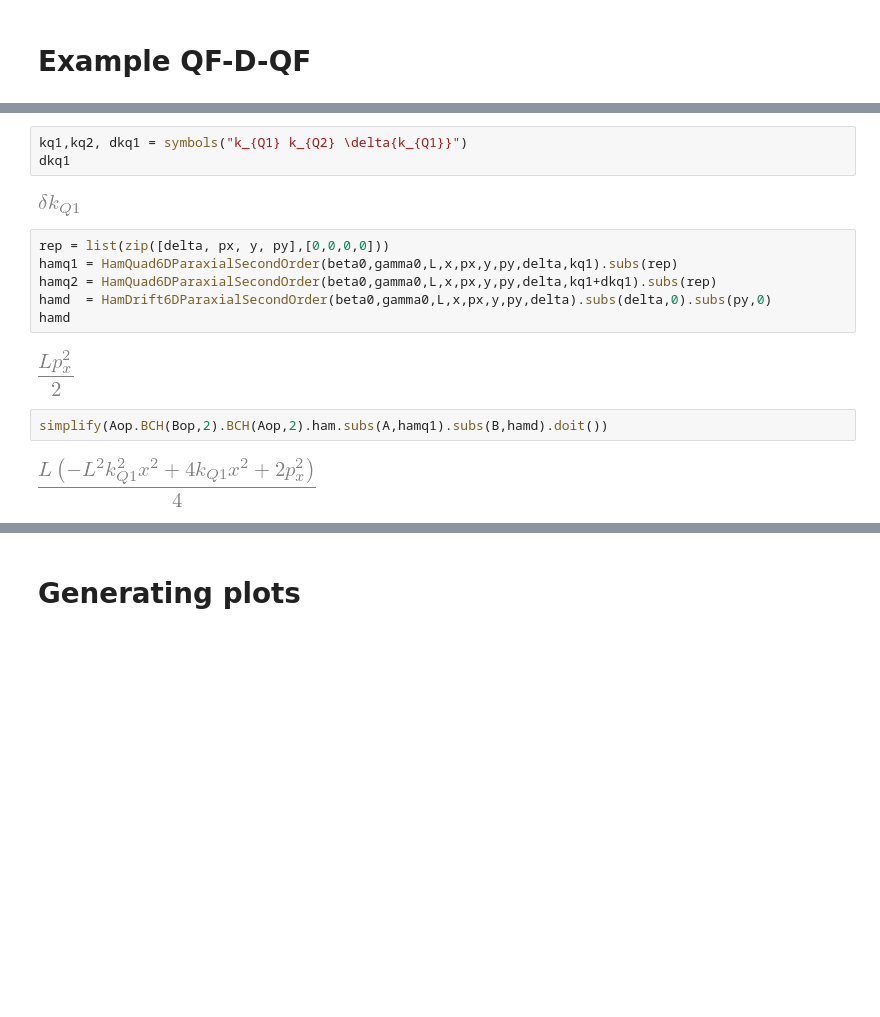
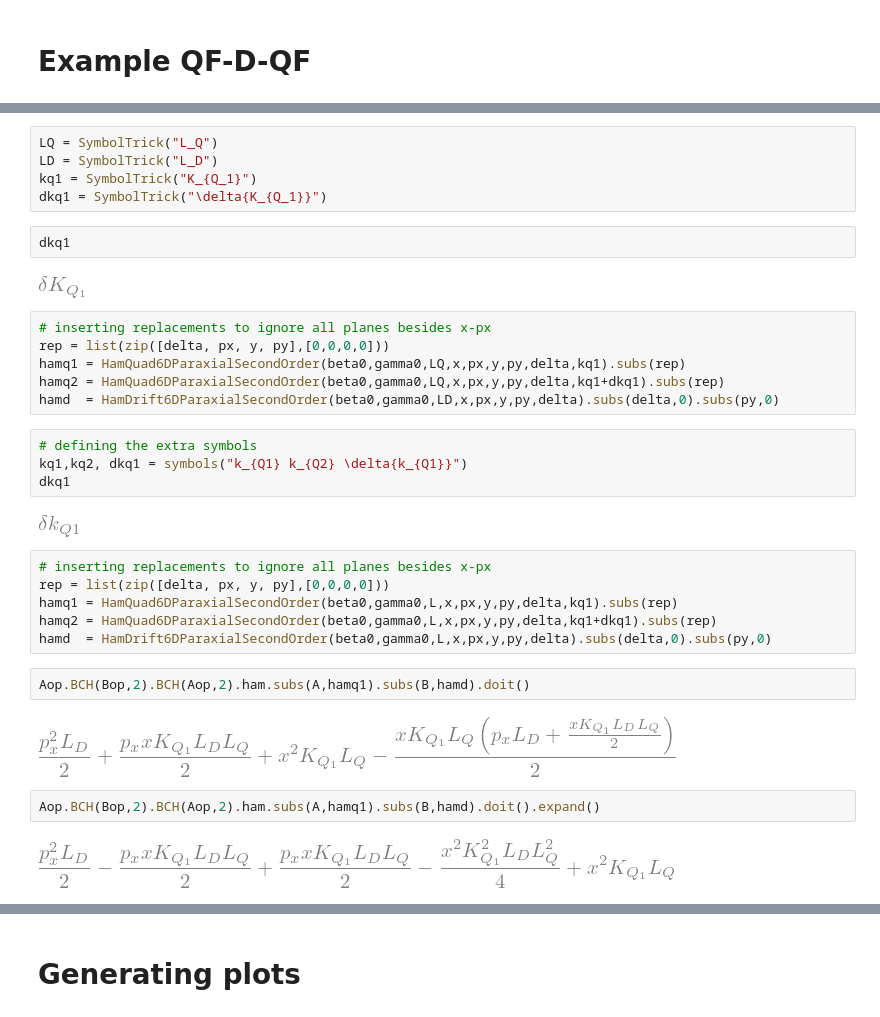
Before and after one commit to tomerten/acchamiltoniansandmatrices, a Jupyter notebook: acchamiltoniansandmatrices/Examples/Notebooks/SymbolicCalculations.ipynb, the cells around one changed output, grey strips where cells are left out. Cells and saved outputs as stored; diff of their text form; blank space fills up the shorter version.

Commit message:
updated symbolic notebook

```diff
--- a/acchamiltoniansandmatrices/Examples/Notebooks/SymbolicCalculations.ipynb
+++ b/acchamiltoniansandmatrices/Examples/Notebooks/SymbolicCalculations.ipynb
@@ -193,17 +213,35 @@ $$
+# %%
+LQ = SymbolTrick("L_Q")
+LD = SymbolTrick("L_D")
+kq1 = SymbolTrick("K_{Q_1}")
+dkq1 = SymbolTrick("\delta{K_{Q_1}}")
+# %%
+dkq1
+# %% [output]
+[figure, added]
+# %%
+# inserting replacements to ignore all planes besides x-px
+rep = list(zip([delta, px, y, py],[0,0,0,0]))
+hamq1 = HamQuad6DParaxialSecondOrder(beta0,gamma0,LQ,x,px,y,py,delta,kq1).subs(rep)
+hamq2 = HamQuad6DParaxialSecondOrder(beta0,gamma0,LQ,x,px,y,py,delta,kq1+dkq1).subs(rep)
+hamd  = HamDrift6DParaxialSecondOrder(beta0,gamma0,LD,x,px,y,py,delta).subs(delta,0).subs(py,0)
 # %%
+# defining the extra symbols
 kq1,kq2, dkq1 = symbols("k_{Q1} k_{Q2} \delta{k_{Q1}}")
 dkq1
 # %% [output]
 [figure]
 # %%
+# inserting replacements to ignore all planes besides x-px
 rep = list(zip([delta, px, y, py],[0,0,0,0]))
 hamq1 = HamQuad6DParaxialSecondOrder(beta0,gamma0,L,x,px,y,py,delta,kq1).subs(rep)
 hamq2 = HamQuad6DParaxialSecondOrder(beta0,gamma0,L,x,px,y,py,delta,kq1+dkq1).subs(rep)
 hamd  = HamDrift6DParaxialSecondOrder(beta0,gamma0,L,x,px,y,py,delta).subs(delta,0).subs(py,0)
-hamd
-# %% [output]
-[figure, removed]
 # %%
-simplify(Aop.BCH(Bop,2).BCH(Aop,2).ham.subs(A,hamq1).subs(B,hamd).doit())
+Aop.BCH(Bop,2).BCH(Aop,2).ham.subs(A,hamq1).subs(B,hamd).doit()
 # %% [output]
-[figure, old version]
+[figure, new version]
+# %%
+Aop.BCH(Bop,2).BCH(Aop,2).ham.subs(A,hamq1).subs(B,hamd).doit().expand()
+# %% [output]
+[figure, added]
```
Also changed, not shown: parts of 27 cells of this notebook.
